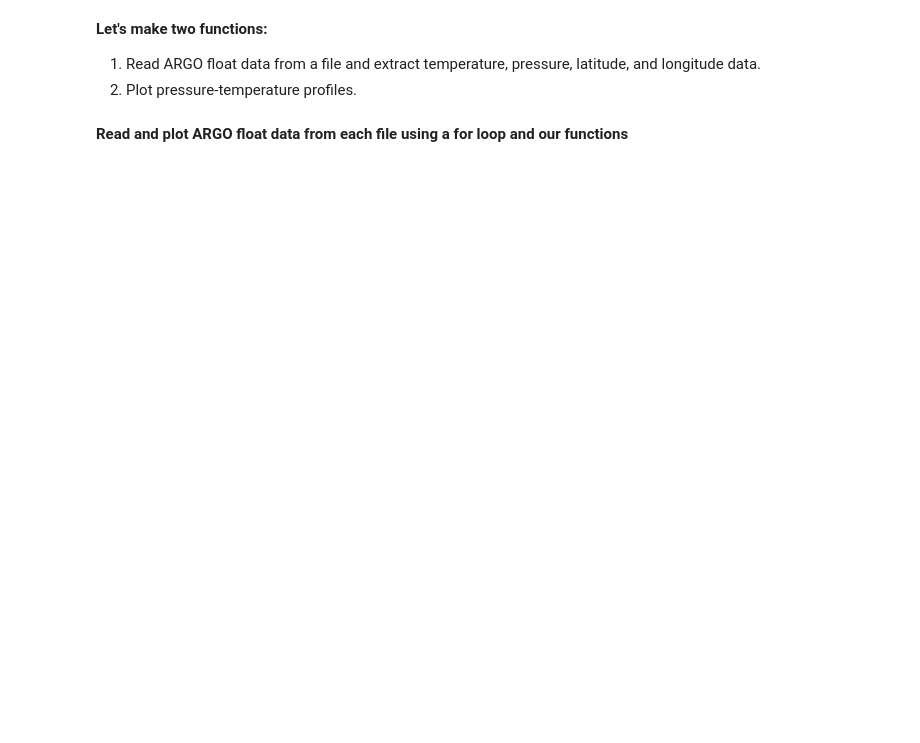
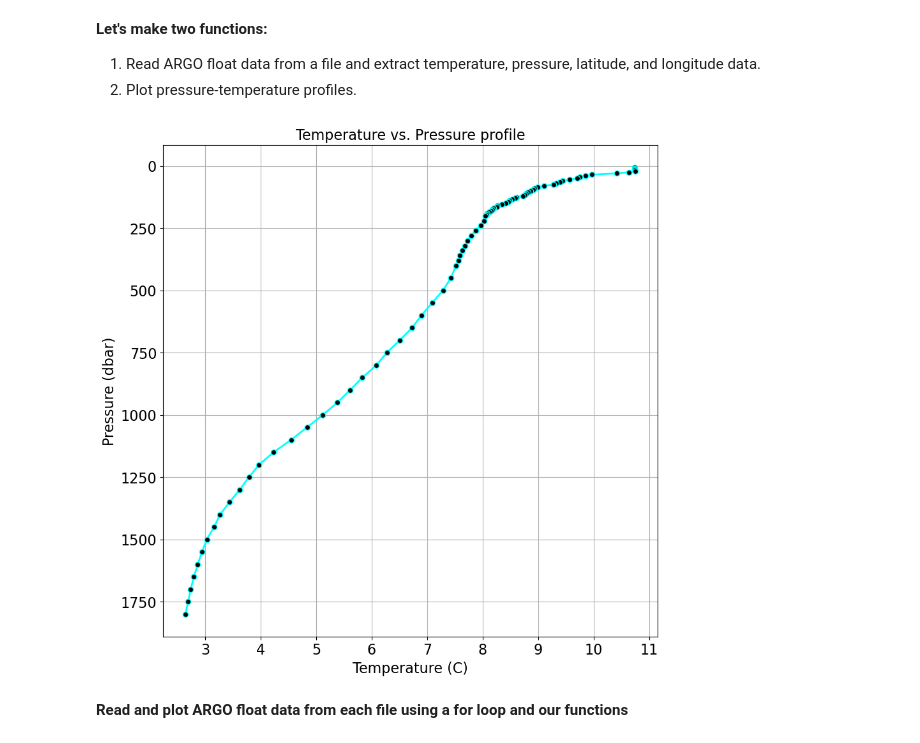
Before and after one commit to OCEAN-215-CLASS/week-10-live-demo-klqi, a Jupyter notebook: Week10_demo_starter.ipynb, the cells around one changed output. Drawn from its saved outputs; the diff is of its cells as text; code cells hidden in the pictures; blank space fills up the shorter version.

```diff
--- a/Week10_demo_starter.ipynb
+++ b/Week10_demo_starter.ipynb
@@ -59,3 +113,8 @@ ax =
+# %%
+lat, lon, temp, pressure = prof_getdata(filepath='D5901105_181.nc')
+plot_profile(temp, pressure, 'cyan')
+# %% [output]
+[figure, added]
 # %% [markdown]
 **Read and plot ARGO float data from each file using a for loop and our functions**
 # %%
```
Also changed, not shown: parts of 6 cells of this notebook, 1 other file.
